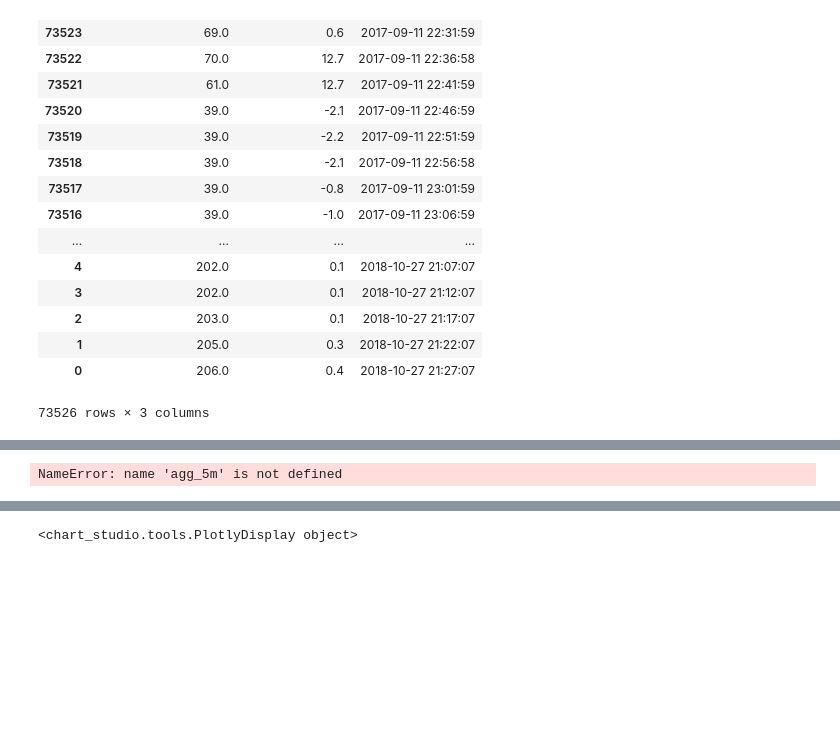
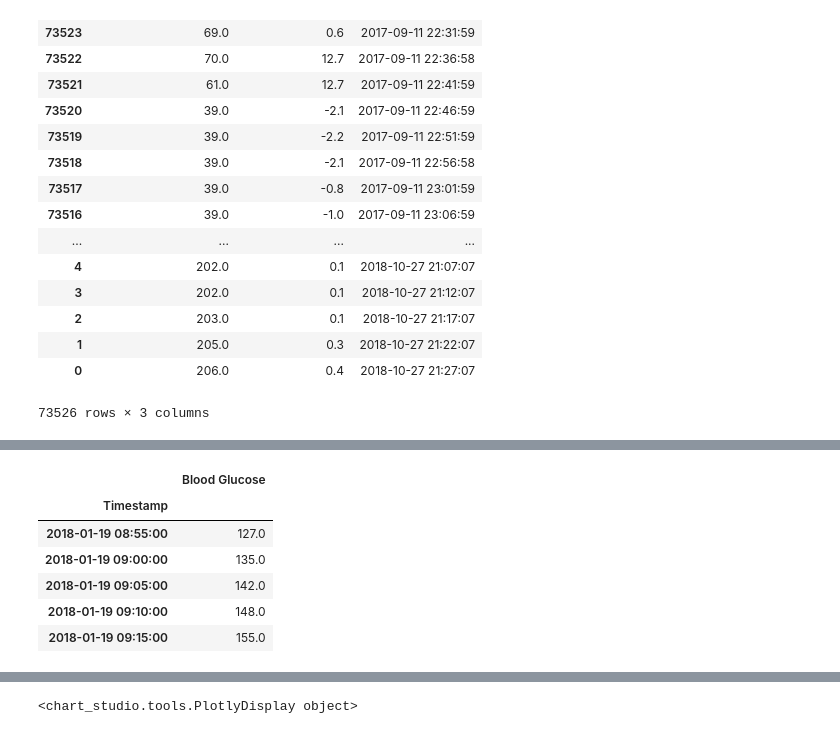
Before and after one commit to r-matt-hawley/MachineLearning-Diabetes, a Jupyter notebook: notebooks/Auto ARIMA(matt).ipynb, the cells around one changed output, grey strips where cells are left out. Drawn from its saved outputs; the diff is of its cells as text; code cells hidden in the pictures; blank space fills up the shorter version.

```diff
--- a/notebooks/Auto ARIMA(matt).ipynb
+++ b/notebooks/Auto ARIMA(matt).ipynb
@@ -125,5 +132,13 @@ print(stepwise_model.aic())
-# %%
-train = agg_5m.loc['2017-09-12':'2017-09-18']
-test = agg_5m.loc['2017-09-18':]
-# %% [output]
-NameError: name 'agg_5m' is not defined
+# %%
+train = agg_5m[:int(0.8*(len(agg_5m)))]
+test = agg_5m[int(0.8*(len(agg_5m))):]
+# %%
+train.tail()
+# %% [output]
+|  | Blood Glucose |
+| Timestamp |  |
+| 2018-01-19 08:55:00 | 127.0 |
+| 2018-01-19 09:00:00 | 135.0 |
+| 2018-01-19 09:05:00 | 142.0 |
+| 2018-01-19 09:10:00 | 148.0 |
+| 2018-01-19 09:15:00 | 155.0 |
```
Also changed, not shown: parts of 20 cells of this notebook.
